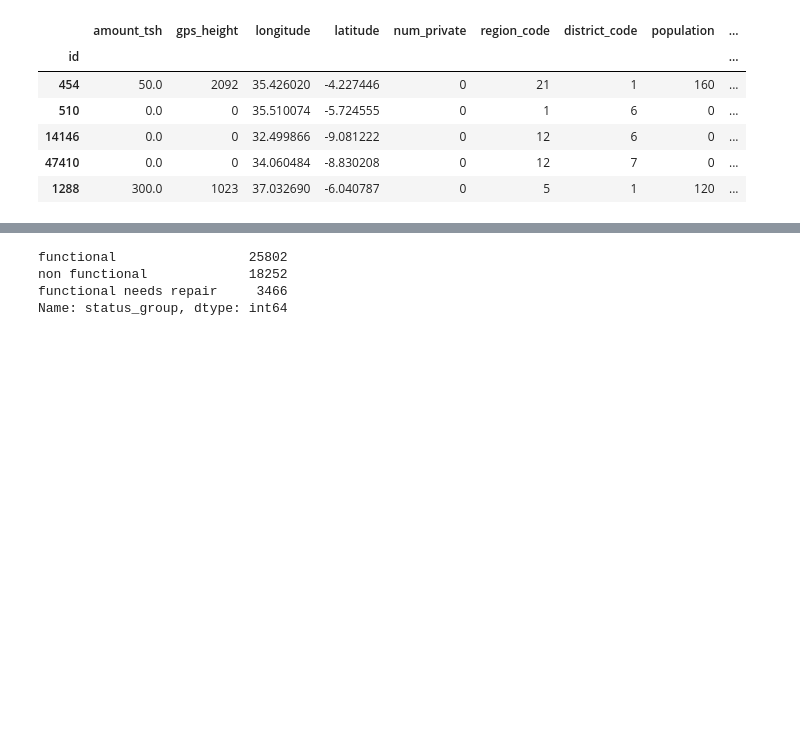
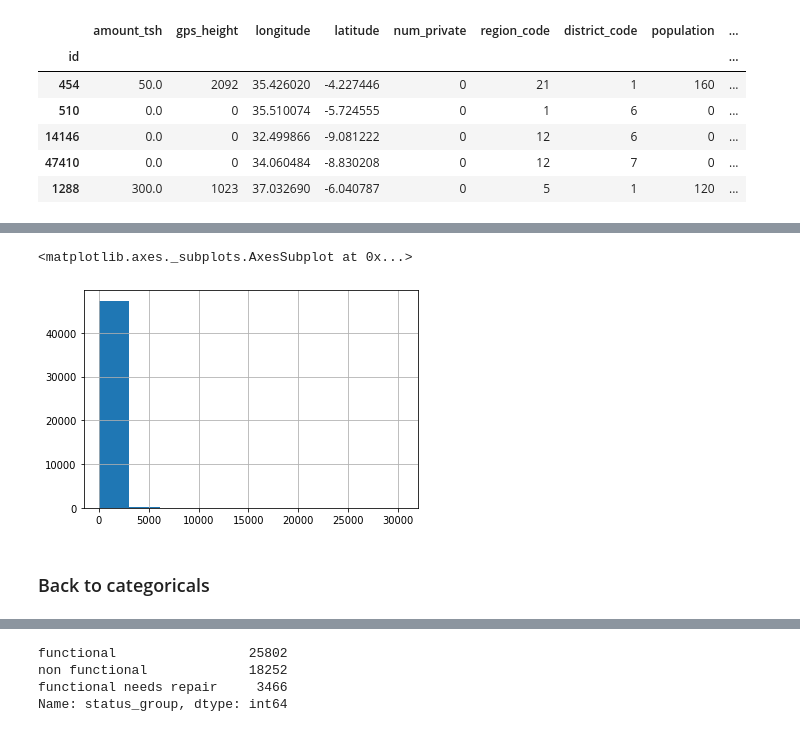
Before and after one commit to iremnasir/bootcamp_progress, a Jupyter notebook: Week_02/Pumps_Revised.ipynb, the cells around one changed output, grey strips where cells are left out. Drawn from its saved outputs; the diff is of its cells as text; code cells hidden in the pictures; blank space fills up the shorter version.

```diff
--- a/Week_02/Pumps_Revised.ipynb
+++ b/Week_02/Pumps_Revised.ipynb
@@ -308,0 +385,5 @@ Reshape your data either using array.reshape(-1, 1) if your data has a single fe
+# %%
+pumps_num_copy['population'].hist()
+# %% [output]
+<matplotlib.axes._subplots.AxesSubplot at 0x...>
+[figure, added]
@@ -308,0 +395,2 @@ Reshape your data either using array.reshape(-1, 1) if your data has a single fe
+# %% [markdown]
+### Back to categoricals
```
Also changed, not shown: parts of 70 cells of this notebook.
